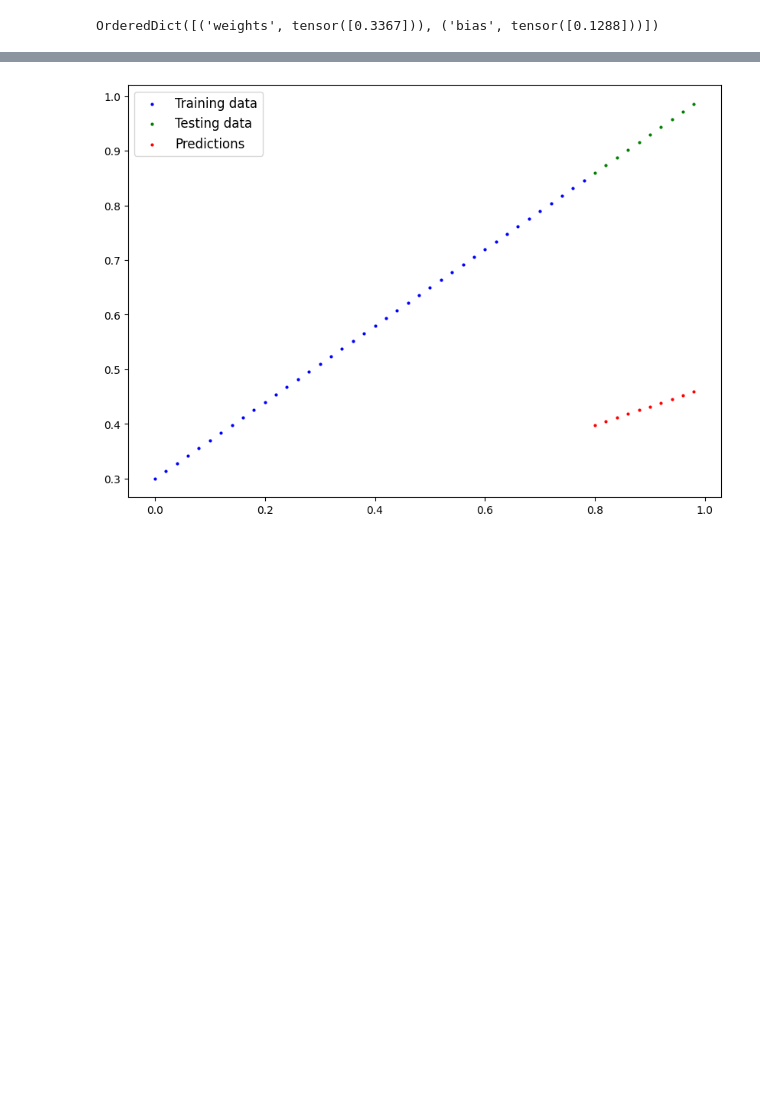
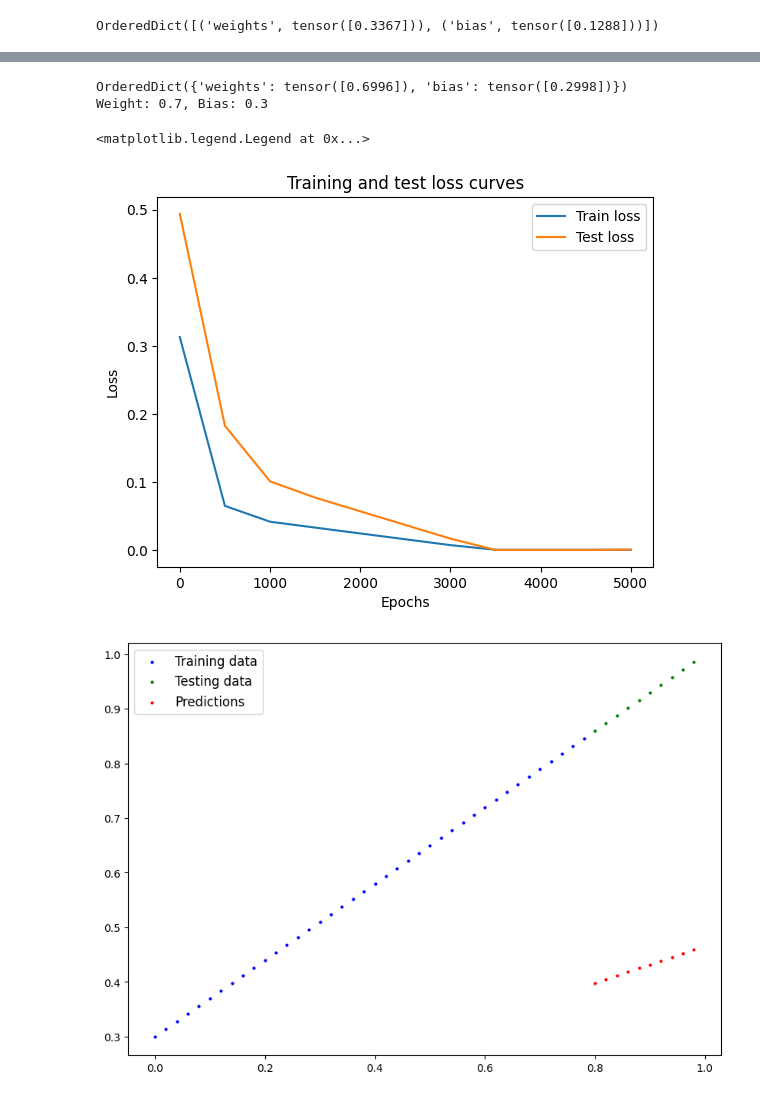
Before and after one commit to konstakostov/PyTorch-Learning, a Jupyter notebook: 01.pytorch_workflow_fundamentals/01.00.workflow.ipynb, the cells around one changed output, grey strips where cells are left out. Drawn from its saved outputs; the diff is of its cells as text; code cells hidden in the pictures; blank space fills up the shorter version.

```diff
--- a/01.pytorch_workflow_fundamentals/01.00.workflow.ipynb
+++ b/01.pytorch_workflow_fundamentals/01.00.workflow.ipynb
@@ -404,6 +417,11 @@ torch.manual_seed(42)
 
 # Epoch is one loop through the data (hyperparameter, because we've set it ourselves).
 epochs = 5000
+
+# # Tracking experiment
+epoch_count = []
+train_loss_values = []
+test_loss_values = []
 
 # # Training
 # 0. Loop through the data:
@@ -441,7 +459,11 @@ for epoch in range(epochs):
         test_loss = loss_fn(test_pred, y_test)
 
     # Print out what's happening every nth epoch.
-    if epoch % 10 == 0:
+    if epoch % 500 == 0 or epoch == (epochs - 1):
+        epoch_count.append(epoch)
+        train_loss_values.append(loss)
+        test_loss_values.append(test_loss)
+
         print(f"Epoch: {epoch} | Loss: {loss} | Test Loss: {test_loss}")
         # Print out model state_dict()
         print(model_0.state_dict())
@@ -466,3 +488,22 @@ OrderedDict({'weights': tensor([0.6998]), 'bias': tensor([0.3003])})
+# %%
+print(model_0.state_dict())
+print(f"Weight: {weight}, Bias: {bias}")
+# %% [output]
+OrderedDict({'weights': tensor([0.6996]), 'bias': tensor([0.2998])})
+Weight: 0.7, Bias: 0.3
+# %%
+# Plot the loss curves
+train_loss_values_as_np = np.array((torch.tensor(train_loss_values).numpy()))
+
+plt.plot(epoch_count, train_loss_values_as_np, label="Train loss")
+plt.plot(epoch_count, test_loss_values, label="Test loss")
+plt.title("Training and test loss curves")
+plt.ylabel("Loss")
+plt.xlabel("Epochs")
+plt.legend()
+# %% [output]
+<matplotlib.legend.Legend at 0x...>
+[figure, added]
 # %%
 with torch.inference_mode():
     y_predictions_new = model_0(X_test)
```
Also changed, not shown: parts of 11 cells of this notebook, 2 other files.
